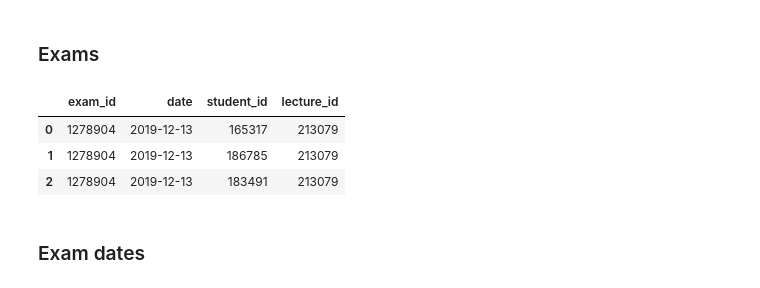
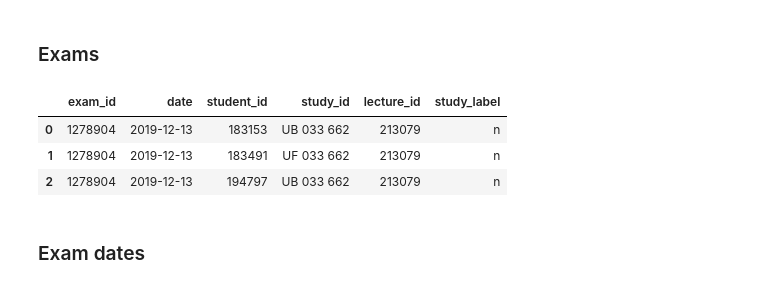
Before and after one commit to JanaLasser/uni_SEIRX, a Jupyter notebook: code/create_network.ipynb, the cells around one changed output. Drawn from its saved outputs; the diff is of its cells as text; code cells hidden in the pictures.

```diff
--- a/code/create_network.ipynb
+++ b/code/create_network.ipynb
@@ -485,19 +464,29 @@ print('{} split groups have no lecturer now'.format(lonely_groups))
 # %% [markdown]
 ### Exams
+# %%
+def fix_dates(datestring):
+    datestring = datestring.replace('Okt','10')
+    datestring = datestring.replace('Nov','11')
+    datestring = datestring.replace('Dez','12')
+    datestring = datestring.replace('Jän','01')
+    datestring = datestring.replace('Feb','02')
+    return pd.to_datetime(datestring, dayfirst=True)
 # %%
-estudents = pd.read_csv(join(src, 'Prüfungen.csv'), encoding='latin_1',
-                    parse_dates=['PRUEFUNGSDATUM'], dayfirst=True)
+estudents = pd.read_csv(join(src, 'Prüfungen-2.csv'), encoding='latin_1')
 estudents = estudents.rename(columns={
     'PV_TERM_NR':'exam_id',
     'ST_PERSON_NR':'student_id',
     'STP_SP_NR':'lecture_id',
-    'PRUEFUNGSDATUM':'date'})
+    'PRUEFUNGSDATUM':'date',
+    'STUDIENIDENTIFIKATOR':'study_id'})
+estudents['study_label'] = estudents['study_id'].replace(label_map)
+estudents['date'] = estudents['date'].apply(fix_dates)
 estudents.head(3)
 # %% [output]
-|  | exam_id | date | student_id | lecture_id |
-| 0 | 1278904 | 2019-12-13 | 165317 | 213079 |
-| 1 | 1278904 | 2019-12-13 | 186785 | 213079 |
-| 2 | 1278904 | 2019-12-13 | 183491 | 213079 |
+|  | exam_id | date | student_id | study_id | lecture_id | study_label |
+| 0 | 1278904 | 2019-12-13 | 183153 | UB 033 662 | 213079 | n |
+| 1 | 1278904 | 2019-12-13 | 183491 | UF 033 662 | 213079 | n |
+| 2 | 1278904 | 2019-12-13 | 194797 | UB 033 662 | 213079 | n |
 # %% [markdown]
 ### Exam dates
 # %%
```
Also changed, not shown: parts of 58 cells of this notebook.
